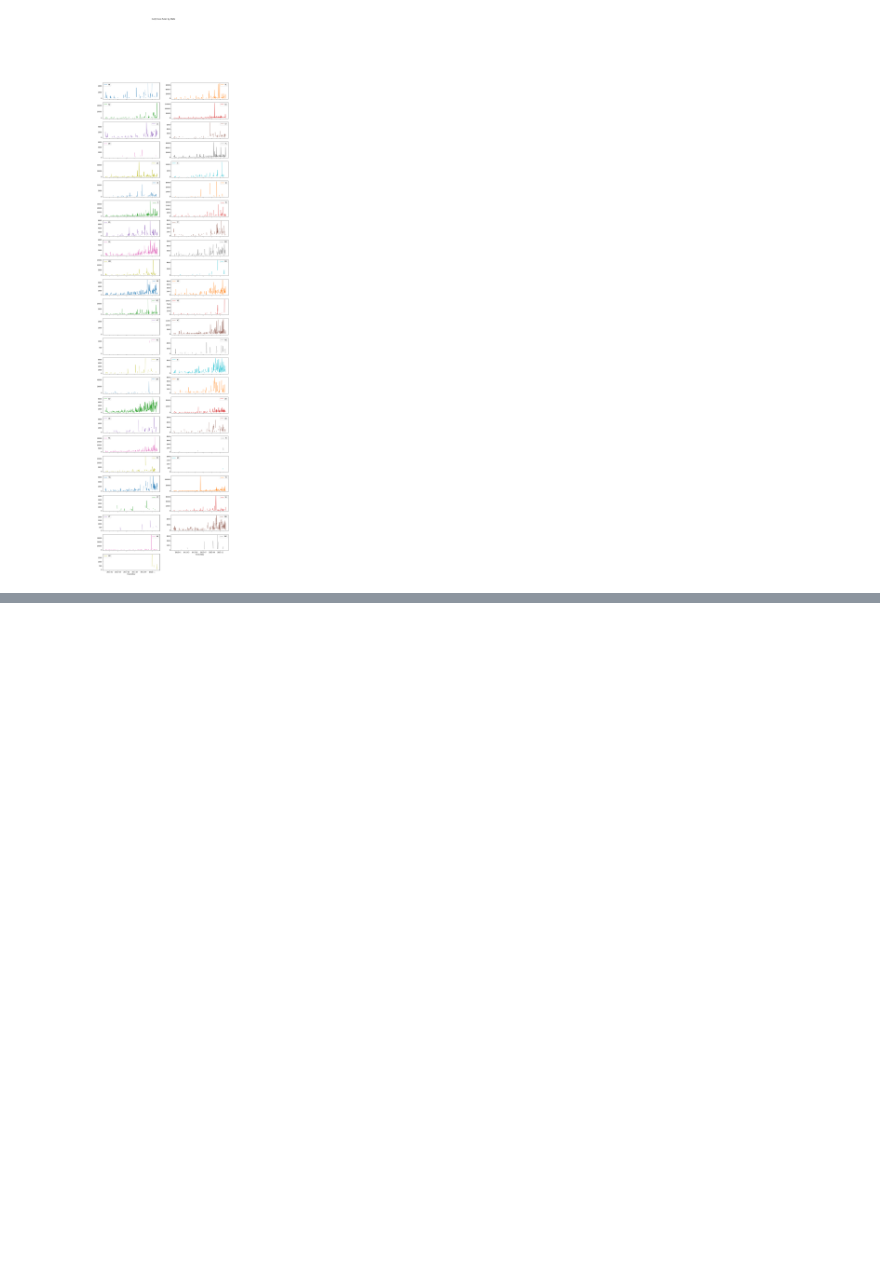
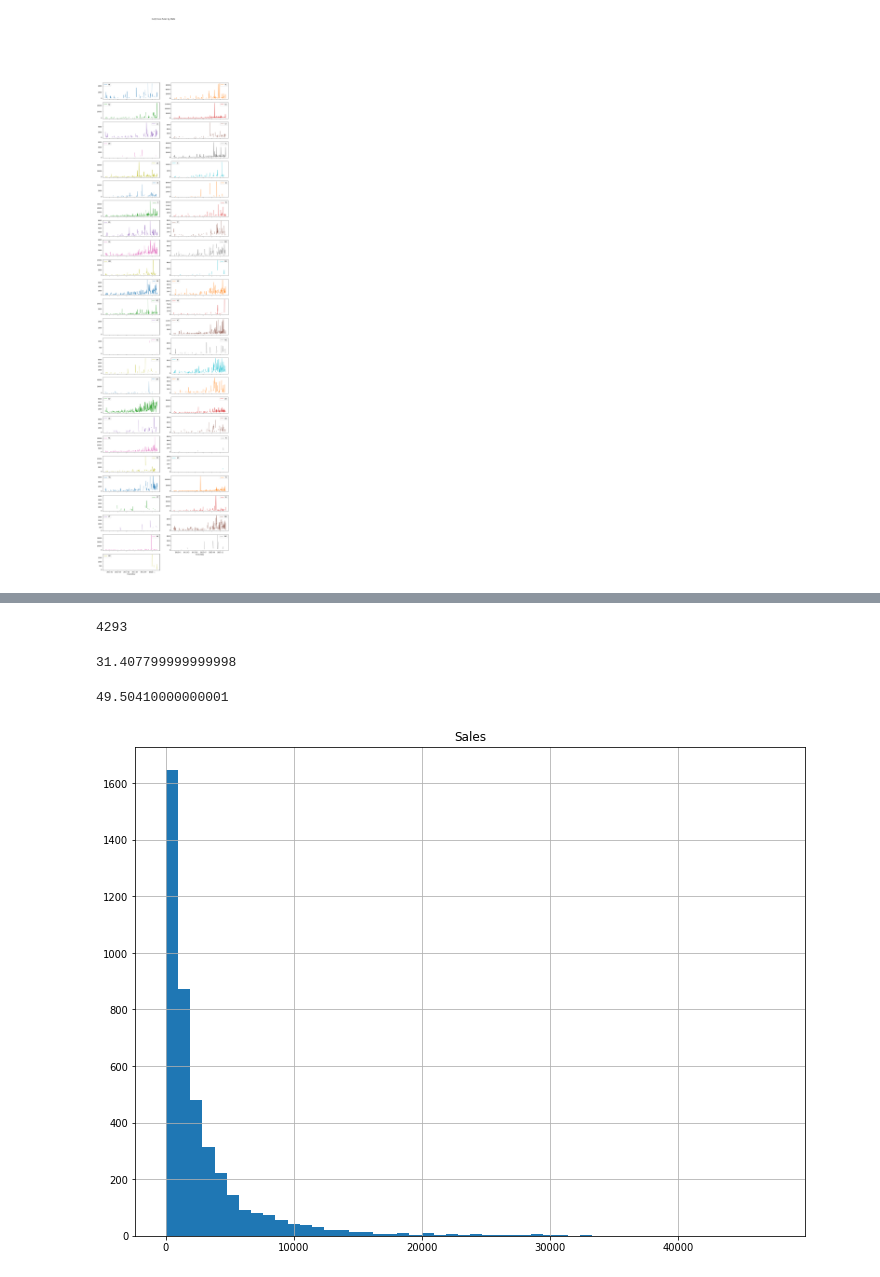
Before and after one commit to rob-dalton/comoto-takehome, a Jupyter notebook: section_1b.ipynb, the cells around one changed output, grey strips where cells are left out. Cells and saved outputs as stored; diff of their text form; code cells hidden in the pictures; blank space fills up the shorter version.

```diff
--- a/section_1b.ipynb
+++ b/section_1b.ipynb
@@ -124,0 +280,10 @@ Interestingly, it looks like all 49 states do have at least one store sale. And,
+# %%
+# group sales by customer
+df_cust = df_sales\
+    .groupby('CustomerID')\
+    .agg({'Sales': 'sum'})\
+    .reset_index(drop=False)
+df_cust.sort_values('Sales', ascending=False, inplace=True)
+
+# add PctTotalSales
+df_cust['PctTotalSales'] = (df_cust.Sales / df_cust.Sales.sum()).round(6) * 100
@@ -124,0 +310,20 @@ Interestingly, it looks like all 49 states do have at least one store sale. And,
+# %%
+# number of customers
+df_cust.shape[0]
+# %% [output]
+4293
+# %%
+# share of sales by top 1% of customers
+df_cust.iloc[:43].PctTotalSales.sum()
+# %% [output]
+31.407799999999998
+# %%
+# share of sales by top 5% of customers
+df_cust.iloc[:215].PctTotalSales.sum()
+# %% [output]
+49.50410000000001
+# %%
+# hist of customer sales volumes where cust has spentn < 50,000bb
+ax = df_cust[df_cust.Sales < 50000].hist('Sales', bins=50, figsize=(12, 9));
+# %% [output]
+[figure, added]
```
Also changed, not shown: parts of 30 cells of this notebook, 2 other files.
